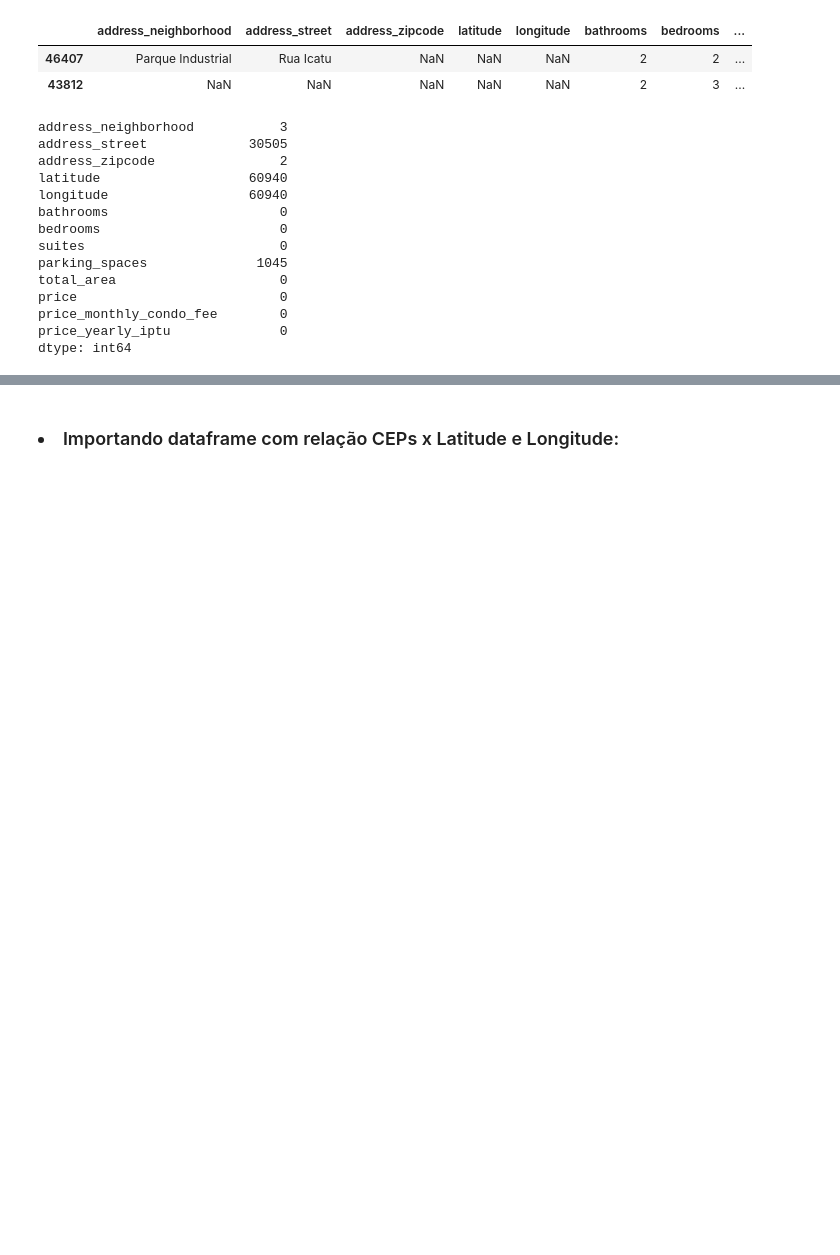
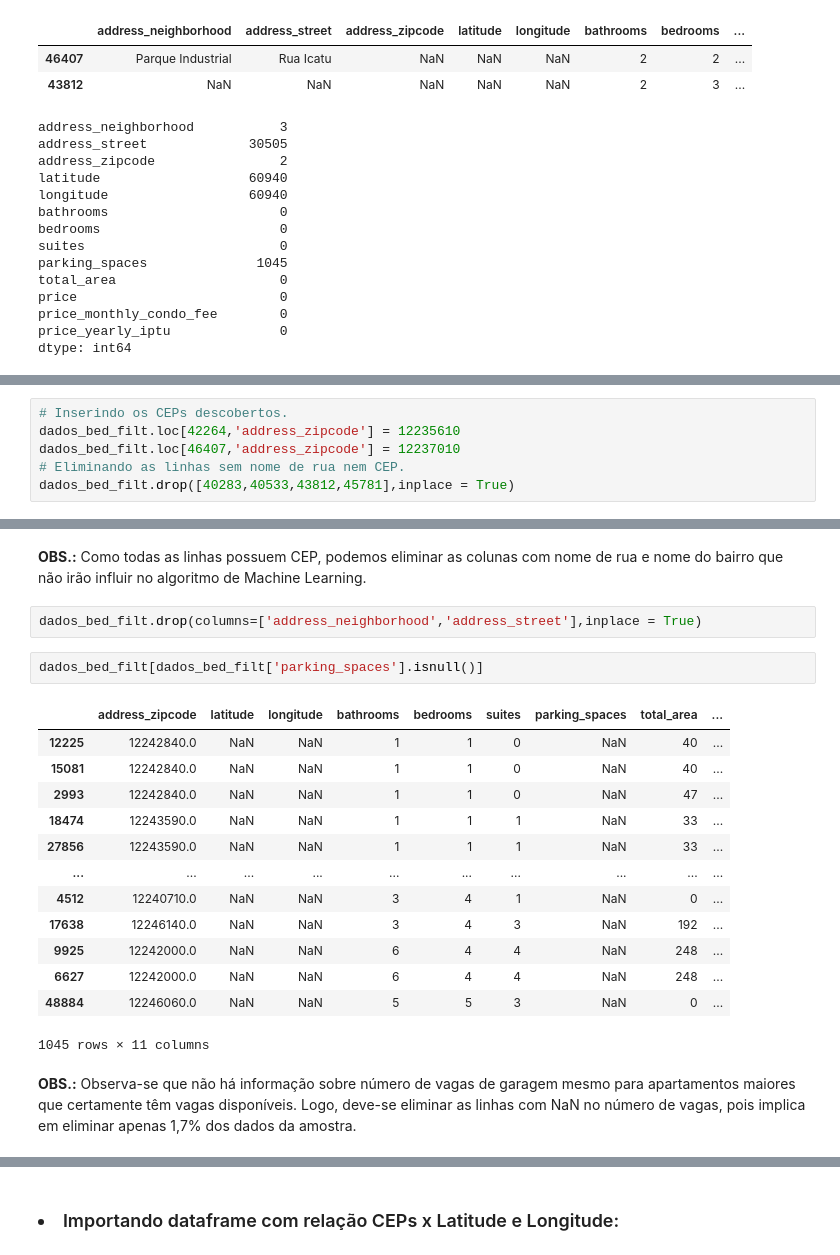
Before and after one commit to fabiollg/PI-4_Predicao_Valores_Imoveis_SJC, a Jupyter notebook: PI_4_Predicao_Valores_Imoveis_SJC.ipynb, the cells around one changed output, grey strips where cells are left out. Saved outputs shown, nothing was run; the diff lists cells and outputs as text; blank space fills up the shorter version.

```diff
--- a/PI_4_Predicao_Valores_Imoveis_SJC.ipynb
+++ b/PI_4_Predicao_Valores_Imoveis_SJC.ipynb
@@ -303,0 +307,6 @@ dtype: int64
+# %%
+# Inserindo os CEPs descobertos.
+dados_bed_filt.loc[42264,'address_zipcode'] = 12235610
+dados_bed_filt.loc[46407,'address_zipcode'] = 12237010
+# Eliminando as linhas sem nome de rua nem CEP.
+dados_bed_filt.drop([40283,40533,43812,45781],inplace = True)
@@ -303,0 +337,22 @@ dtype: int64
+# %% [markdown]
+<b>OBS.:</b> Como todas as linhas possuem CEP, podemos eliminar as colunas com nome de rua e nome do bairro que não irão influir no algoritmo de Machine Learning.
+# %%
+dados_bed_filt.drop(columns=['address_neighborhood','address_street'],inplace = True)
+# %%
+dados_bed_filt[dados_bed_filt['parking_spaces'].isnull()]
+# %% [output]
+|  | address_zipcode | latitude | longitude | bathrooms | bedrooms | suites | parking_spaces | total_area | ... |
+| 12225 | 12242840.0 | NaN | NaN | 1 | 1 | 0 | NaN | 40 | ... |
+| 15081 | 12242840.0 | NaN | NaN | 1 | 1 | 0 | NaN | 40 | ... |
+| 2993 | 12242840.0 | NaN | NaN | 1 | 1 | 0 | NaN | 47 | ... |
+| 18474 | 12243590.0 | NaN | NaN | 1 | 1 | 1 | NaN | 33 | ... |
+| 27856 | 12243590.0 | NaN | NaN | 1 | 1 | 1 | NaN | 33 | ... |
+| ... | ... | ... | ... | ... | ... | ... | ... | ... | ... |
+| 4512 | 12240710.0 | NaN | NaN | 3 | 4 | 1 | NaN | 0 | ... |
+| 17638 | 12246140.0 | NaN | NaN | 3 | 4 | 3 | NaN | 192 | ... |
+| 9925 | 12242000.0 | NaN | NaN | 6 | 4 | 4 | NaN | 248 | ... |
+| 6627 | 12242000.0 | NaN | NaN | 6 | 4 | 4 | NaN | 248 | ... |
+| 48884 | 12246060.0 | NaN | NaN | 5 | 5 | 3 | NaN | 0 | ... |
+1045 rows × 11 columns
+# %% [markdown]
+<b>OBS.:</b> Observa-se que não há informação sobre número de vagas de garagem mesmo para apartamentos maiores que certamente têm vagas disponíveis. Logo, deve-se eliminar as linhas com NaN no número de vagas, pois implica em eliminar apenas 1,7% dos dados da amostra.
```
Also changed, not shown: parts of 20 cells of this notebook.
